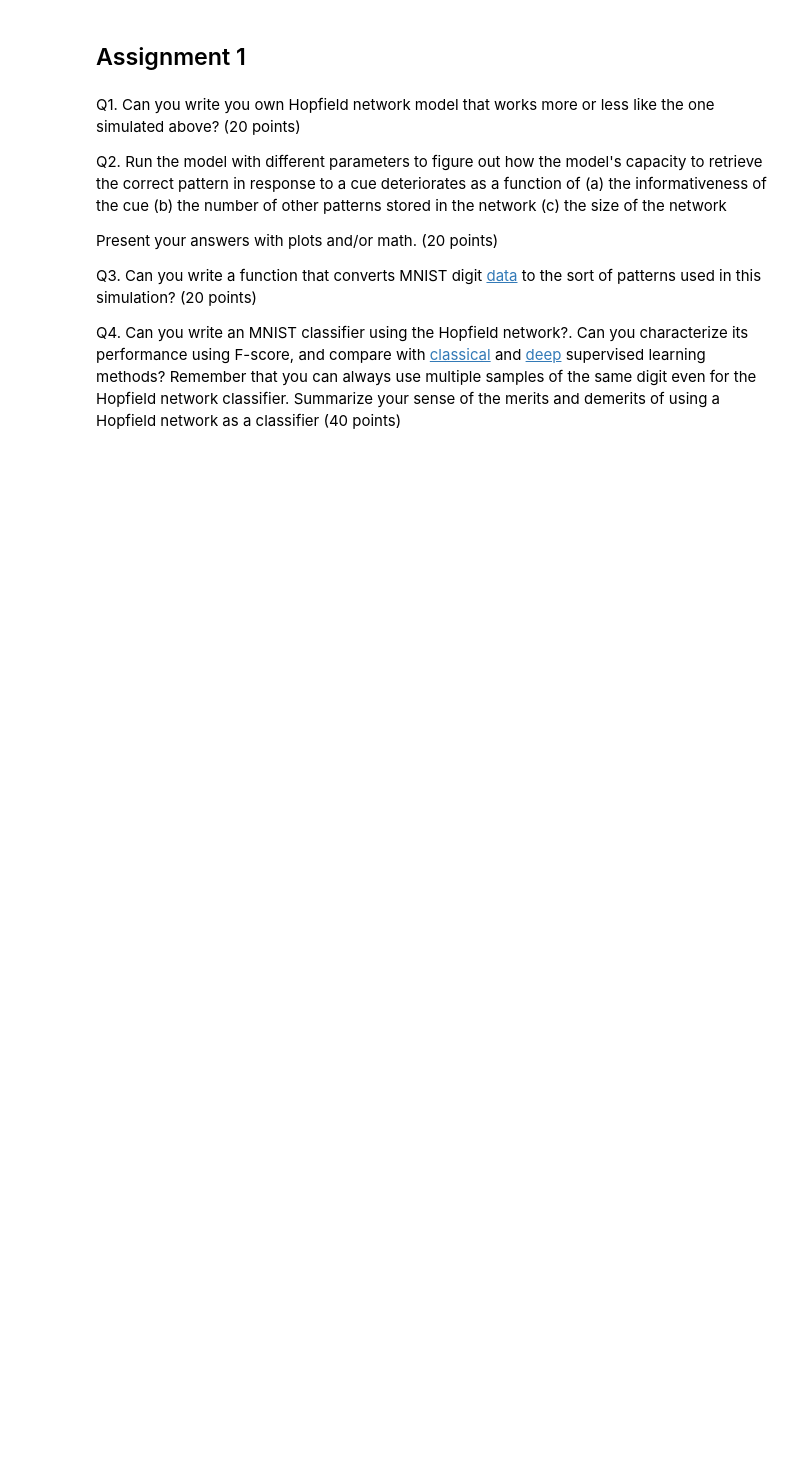
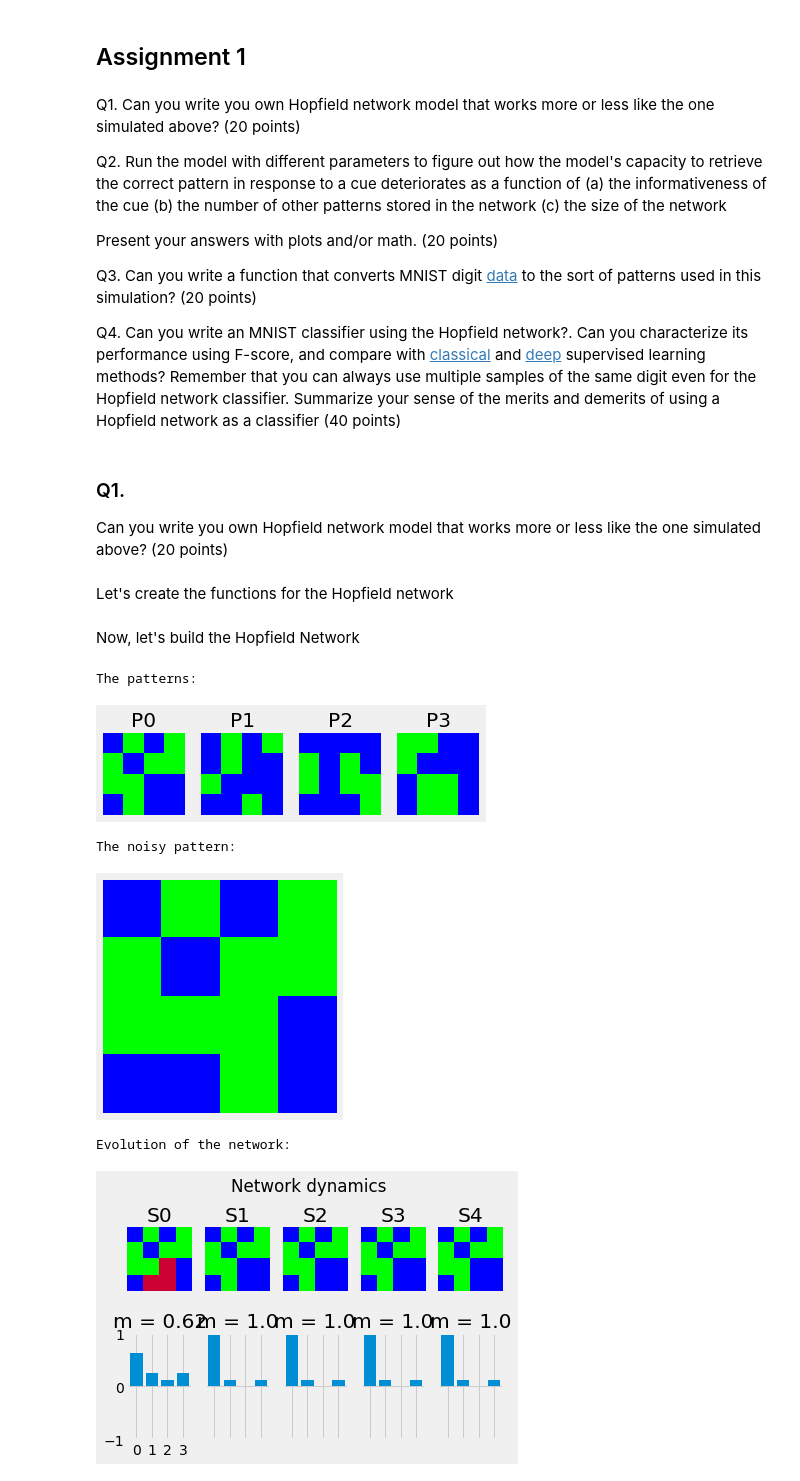
Before and after one commit to yashbg/cs786-comp-cog-sci, a Jupyter notebook: Assignment 1/190997.ipynb, the cells around one changed output. Saved outputs shown, nothing was run; the diff lists cells and outputs as text; code cells hidden in the pictures; blank space fills up the shorter version.

```diff
--- a/Assignment 1/190997.ipynb
+++ b/Assignment 1/190997.ipynb
@@ -129,3 +106,8 @@ Present your answers with plots and/or math. (20 points)
 Q3. Can you write a function that converts MNIST digit [data](https://gitlab.com/datapythonista/mnist) to the sort of patterns used in this simulation? (20 points)
 
 Q4. Can you write an MNIST classifier using the Hopfield network?. Can you characterize its performance using F-score, and compare with [classical](https://github.com/ksopyla/svm_mnist_digit_classification) and [deep](https://github.com/hwalsuklee/tensorflow-mnist-cnn) supervised learning methods? Remember that you can always use multiple samples of the same digit even for the Hopfield network classifier. Summarize your sense of the merits and demerits of using a Hopfield network as a classifier (40 points)
+# %% [markdown]
+### Q1.
+Can you write you own Hopfield network model that works more or less like the one simulated above? (20 points)
+# %% [markdown]
+Let's create the functions for the Hopfield network
@@ -131,0 +166,39 @@ Q4. Can you write an MNIST classifier using the Hopfield network?. Can you chara
+# %%
+def create_network(pattern_size, pattern_num, perturb_num, evolution_num):
+    plist = get_patterns(pattern_size, pattern_num)
+
+    cue = deepcopy(plist)
+
+    S = perturb_pattern(cue[0], perturb_num)
+    wghts = calculate_weights(plist, pattern_size)
+
+    state_list = [S]
+
+    S_cur = deepcopy(S)
+    for i in range(evolution_num):
+        S_cur = network_evolution(S_cur, wghts)
+        state_list.append(S_cur)
+
+    return plist, S, state_list
+
+def plot_network(plist, cue, state_list):
+    print('The patterns:')
+    plot_tools.plot_pattern_list(plist)
+
+    print('The noisy pattern:')
+    plot_tools.plot_pattern(cue)
+
+    print('Evolution of the network:')
+    plot_tools.plot_state_sequence_and_overlap(state_list, plist, reference_idx=0, suptitle="Network dynamics")
+# %% [markdown]
+Now, let's build the Hopfield Network
+# %%
+plist, cue, state_list = create_network(pattern_size=4, pattern_num=4, perturb_num=3, evolution_num=4)
+plot_network(plist, cue, state_list)
+# %% [output]
+The patterns:
+[figure, added]
+The noisy pattern:
+[figure, added]
+Evolution of the network:
+[figure, added]
```
Also changed, not shown: parts of 15 cells of this notebook.
